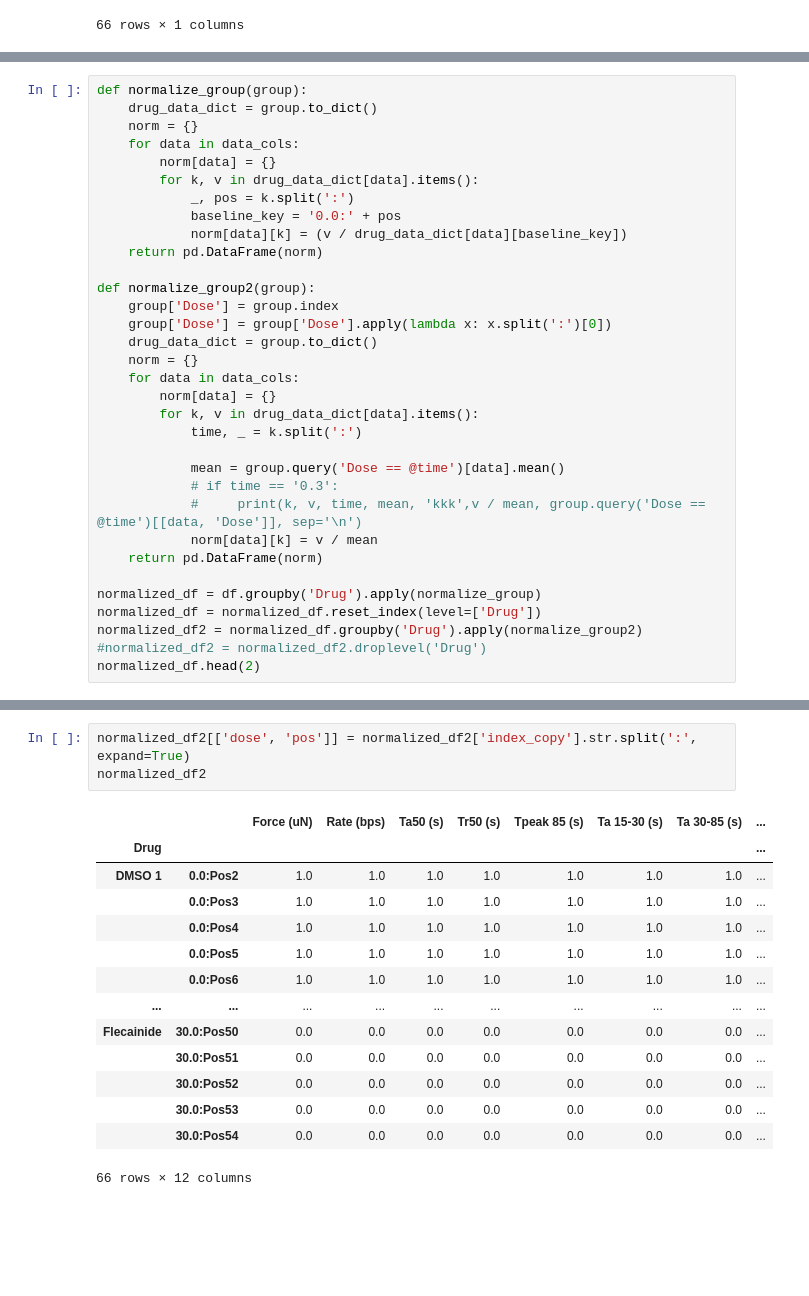
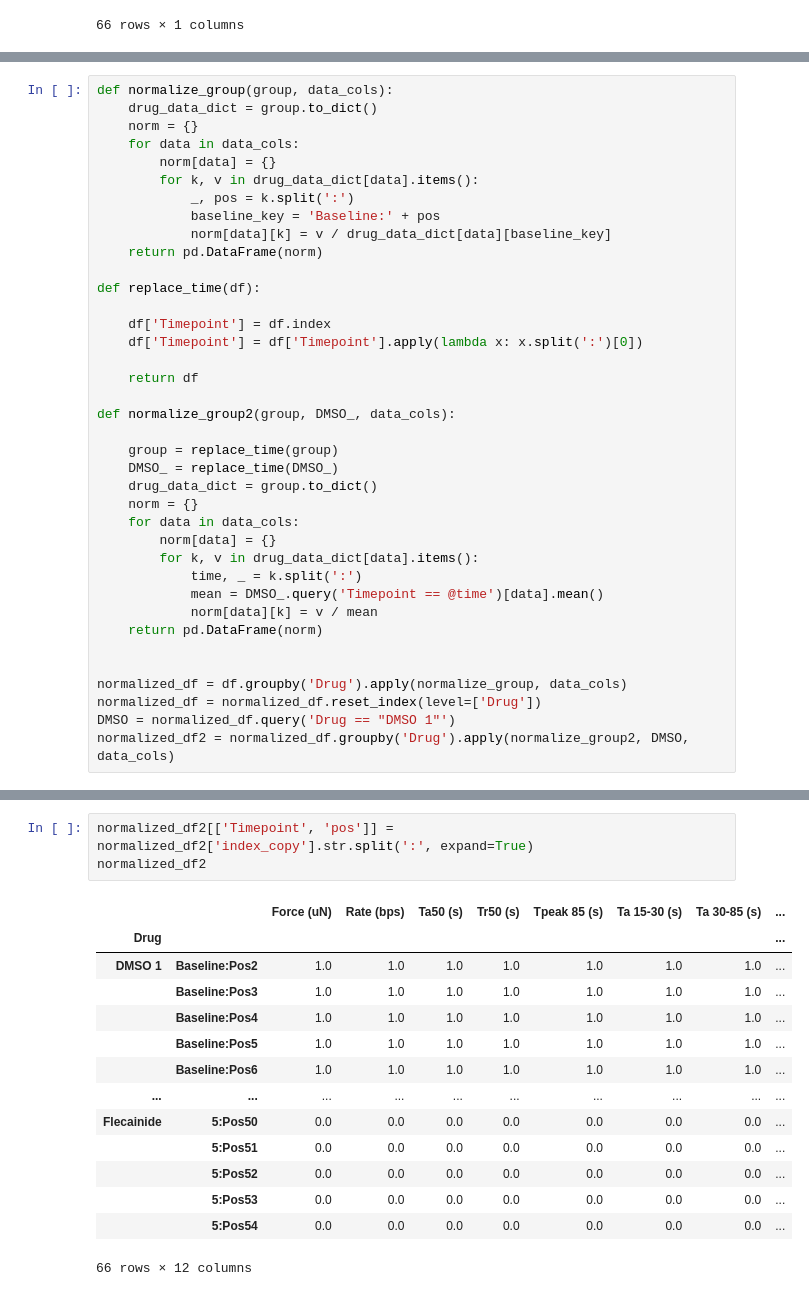
Before and after one commit to shimbalama/omics_dashboard, a Jupyter notebook: Untitled-1.ipynb, the cells around one changed output, grey strips where cells are left out. Saved outputs shown, nothing was run; the diff lists cells and outputs as text; blank space fills up the shorter version.

```diff
--- a/Untitled-1.ipynb
+++ b/Untitled-1.ipynb
@@ -204,33 +181,38 @@ df.head(2)
 # %%
-def normalize_group(group):
+def normalize_group(group, data_cols):
     drug_data_dict = group.to_dict()
     norm = {}
     for data in data_cols:
         norm[data] = {}
         for k, v in drug_data_dict[data].items():
             _, pos = k.split(':')
-            baseline_key = '0.0:' + pos
-            norm[data][k] = (v / drug_data_dict[data][baseline_key])
+            baseline_key = 'Baseline:' + pos
+            norm[data][k] = v / drug_data_dict[data][baseline_key]
     return pd.DataFrame(norm)
 
-def normalize_group2(group):
-    group['Dose'] = group.index
-    group['Dose'] = group['Dose'].apply(lambda x: x.split(':')[0])
+def replace_time(df):
+
+    df['Timepoint'] = df.index
+    df['Timepoint'] = df['Timepoint'].apply(lambda x: x.split(':')[0])
+
+    return df
+
+def normalize_group2(group, DMSO_, data_cols):
+
+    group = replace_time(group)
+    DMSO_ = replace_time(DMSO_)
     drug_data_dict = group.to_dict()
     norm = {}
     for data in data_cols:
         norm[data] = {}
         for k, v in drug_data_dict[data].items():
             time, _ = k.split(':')
-
-            mean = group.query('Dose == @time')[data].mean()
-            # if time == '0.3':
-            #     print(k, v, time, mean, 'kkk',v / mean, group.query('Dose == @time')[[data, 'Dose']], sep='\n')
+            mean = DMSO_.query('Timepoint == @time')[data].mean()
             norm[data][k] = v / mean
     return pd.DataFrame(norm)
 
-normalized_df = df.groupby('Drug').apply(normalize_group)
+
+normalized_df = df.groupby('Drug').apply(normalize_group, data_cols)
 normalized_df = normalized_df.reset_index(level=['Drug'])
-normalized_df2 = normalized_df.groupby('Drug').apply(normalize_group2)
-#normalized_df2 = normalized_df2.droplevel('Drug')
-normalized_df.head(2)
+DMSO = normalized_df.query('Drug == "DMSO 1"')
+normalized_df2 = normalized_df.groupby('Drug').apply(normalize_group2, DMSO, data_cols)
@@ -267,19 +238,19 @@ normalized_df2
 66 rows × 10 columns
 # %%
-normalized_df2[['dose', 'pos']] = normalized_df2['index_copy'].str.split(':', expand=True)
+normalized_df2[['Timepoint', 'pos']] = normalized_df2['index_copy'].str.split(':', expand=True)
 normalized_df2
 # %% [output]
 |  |  | Force (uN) | Rate (bps) | Ta50 (s) | Tr50 (s) | Tpeak 85 (s) | Ta 15-30 (s) | Ta 30-85 (s) | ... |
 | Drug |  |  |  |  |  |  |  |  | ... |
-| DMSO 1 | 0.0:Pos2 | 1.0 | 1.0 | 1.0 | 1.0 | 1.0 | 1.0 | 1.0 | ... |
-|  | 0.0:Pos3 | 1.0 | 1.0 | 1.0 | 1.0 | 1.0 | 1.0 | 1.0 | ... |
-|  | 0.0:Pos4 | 1.0 | 1.0 | 1.0 | 1.0 | 1.0 | 1.0 | 1.0 | ... |
-|  | 0.0:Pos5 | 1.0 | 1.0 | 1.0 | 1.0 | 1.0 | 1.0 | 1.0 | ... |
-|  | 0.0:Pos6 | 1.0 | 1.0 | 1.0 | 1.0 | 1.0 | 1.0 | 1.0 | ... |
+| DMSO 1 | Baseline:Pos2 | 1.0 | 1.0 | 1.0 | 1.0 | 1.0 | 1.0 | 1.0 | ... |
+|  | Baseline:Pos3 | 1.0 | 1.0 | 1.0 | 1.0 | 1.0 | 1.0 | 1.0 | ... |
+|  | Baseline:Pos4 | 1.0 | 1.0 | 1.0 | 1.0 | 1.0 | 1.0 | 1.0 | ... |
+|  | Baseline:Pos5 | 1.0 | 1.0 | 1.0 | 1.0 | 1.0 | 1.0 | 1.0 | ... |
+|  | Baseline:Pos6 | 1.0 | 1.0 | 1.0 | 1.0 | 1.0 | 1.0 | 1.0 | ... |
 | ... | ... | ... | ... | ... | ... | ... | ... | ... | ... |
-| Flecainide | 30.0:Pos50 | 0.0 | 0.0 | 0.0 | 0.0 | 0.0 | 0.0 | 0.0 | ... |
-|  | 30.0:Pos51 | 0.0 | 0.0 | 0.0 | 0.0 | 0.0 | 0.0 | 0.0 | ... |
-|  | 30.0:Pos52 | 0.0 | 0.0 | 0.0 | 0.0 | 0.0 | 0.0 | 0.0 | ... |
-|  | 30.0:Pos53 | 0.0 | 0.0 | 0.0 | 0.0 | 0.0 | 0.0 | 0.0 | ... |
-|  | 30.0:Pos54 | 0.0 | 0.0 | 0.0 | 0.0 | 0.0 | 0.0 | 0.0 | ... |
+| Flecainide | 5:Pos50 | 0.0 | 0.0 | 0.0 | 0.0 | 0.0 | 0.0 | 0.0 | ... |
+|  | 5:Pos51 | 0.0 | 0.0 | 0.0 | 0.0 | 0.0 | 0.0 | 0.0 | ... |
+|  | 5:Pos52 | 0.0 | 0.0 | 0.0 | 0.0 | 0.0 | 0.0 | 0.0 | ... |
+|  | 5:Pos53 | 0.0 | 0.0 | 0.0 | 0.0 | 0.0 | 0.0 | 0.0 | ... |
+|  | 5:Pos54 | 0.0 | 0.0 | 0.0 | 0.0 | 0.0 | 0.0 | 0.0 | ... |
 66 rows × 12 columns
```
Also changed, not shown: parts of 18 cells of this notebook, 7 other files.
